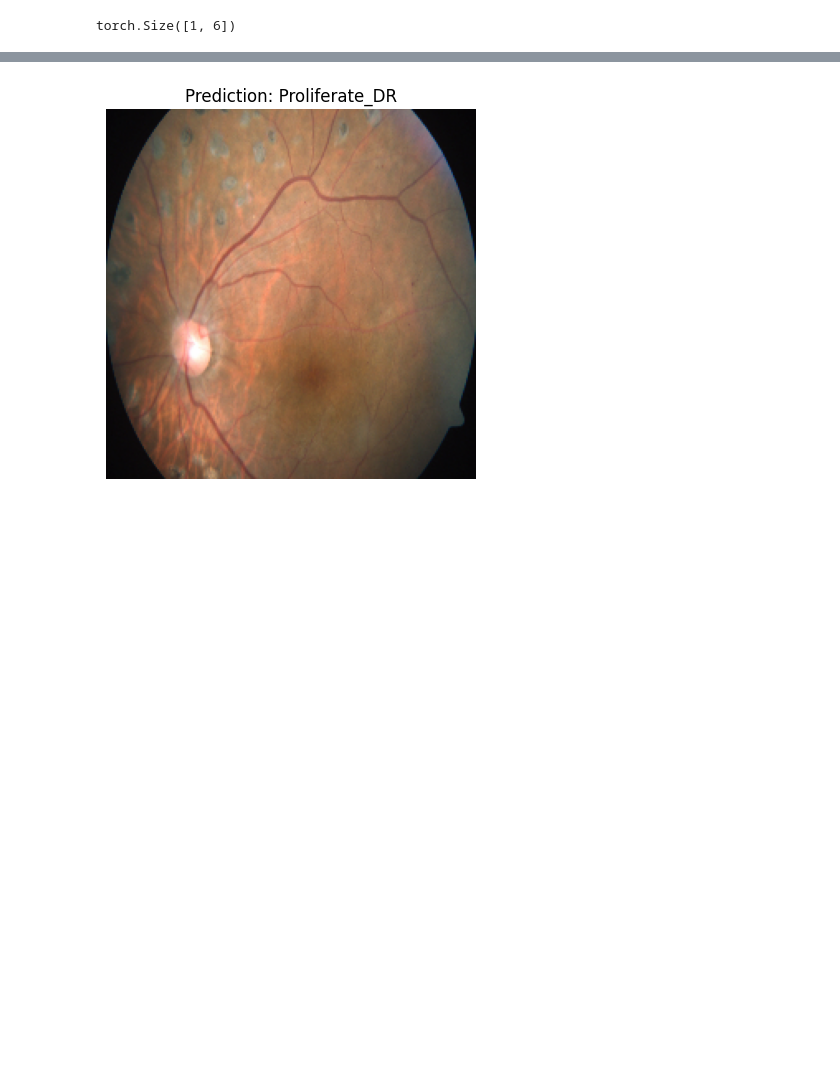
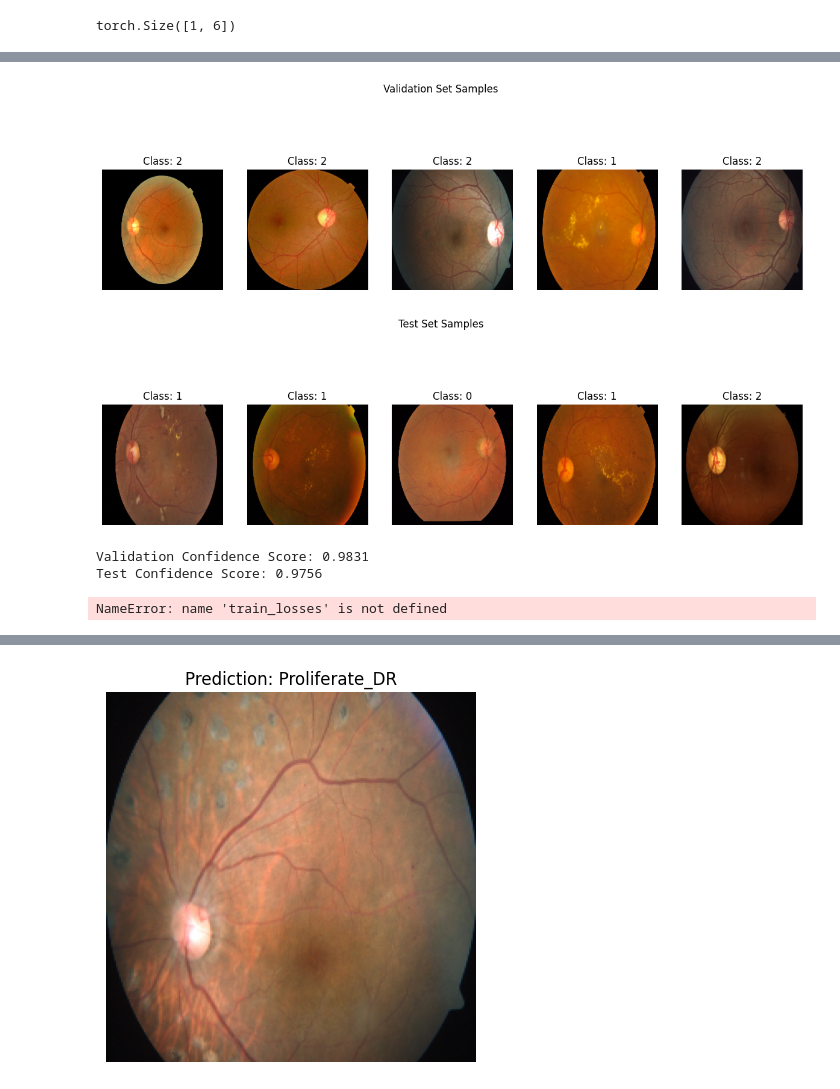
Before and after one commit to Santhoshmarimuthu/DR-detection, a Jupyter notebook: medeff.ipynb, the cells around one changed output, grey strips where cells are left out. Cells and saved outputs as stored; diff of their text form; code cells hidden in the pictures; blank space fills up the shorter version.

```diff
--- a/medeff.ipynb
+++ b/medeff.ipynb
@@ -406,0 +551,62 @@ F1-score (macro): 0.9159
+# %%
+import matplotlib.pyplot as plt
+import random
+
+# Function to visualize random images from a dataset
+def visualize_images(dataset, title, num_images=5):
+    fig, axes = plt.subplots(1, num_images, figsize=(15, 5))
+    for i in range(num_images):
+        idx = random.randint(0, len(dataset) - 1)
+        image, label = dataset[idx]
+        image = image.permute(1, 2, 0)  # Convert to (H, W, C)
+        axes[i].imshow((image * 0.5) + 0.5)  # Undo normalization
+        axes[i].set_title(f"Class: {label}")
+        axes[i].axis("off")
+    plt.suptitle(title)
+    plt.show()
+
+# Visualize validation and test images
+visualize_images(val_dataset, "Validation Set Samples")
+visualize_images(test_dataset, "Test Set Samples")
+# %% [output]
+[figure, added]
+[figure, added]
+# %%
+import torch.nn.functional as F
+import numpy as np
+
+def get_confidence_scores(dataloader, model):
+    model.eval()
+    all_confidences = []
+
+    with torch.no_grad():
+        for images, labels in dataloader:
+            images, labels = images.to(device), labels.to(device)
+            outputs = model(images)
+            probs = F.softmax(outputs, dim=1)  # Convert logits to probabilities
+            max_probs, _ = torch.max(probs, dim=1)  # Get highest confidence per prediction
+            all_confidences.extend(max_probs.cpu().numpy())
+
+    return np.mean(all_confidences)  # Return average confidence score
+
+val_confidence = get_confidence_scores(val_loader, model)
+test_confidence = get_confidence_scores(test_loader, model)
+
+print(f"Validation Confidence Score: {val_confidence:.4f}")
+print(f"Test Confidence Score: {test_confidence:.4f}")
+# %% [output]
+Validation Confidence Score: 0.9831
+Test Confidence Score: 0.9756
+# %%
+import matplotlib.pyplot as plt
+
+# Assuming you store the history from training
+plt.plot(train_losses, label='Training Loss')
+plt.plot(val_losses, label='Validation Loss')
+plt.xlabel('Epochs')
+plt.ylabel('Loss')
+plt.legend()
+plt.title('Training vs. Validation Loss')
+plt.show()
+# %% [output]
+NameError: name 'train_losses' is not defined
```
Also changed, not shown: parts of 10 cells of this notebook.
